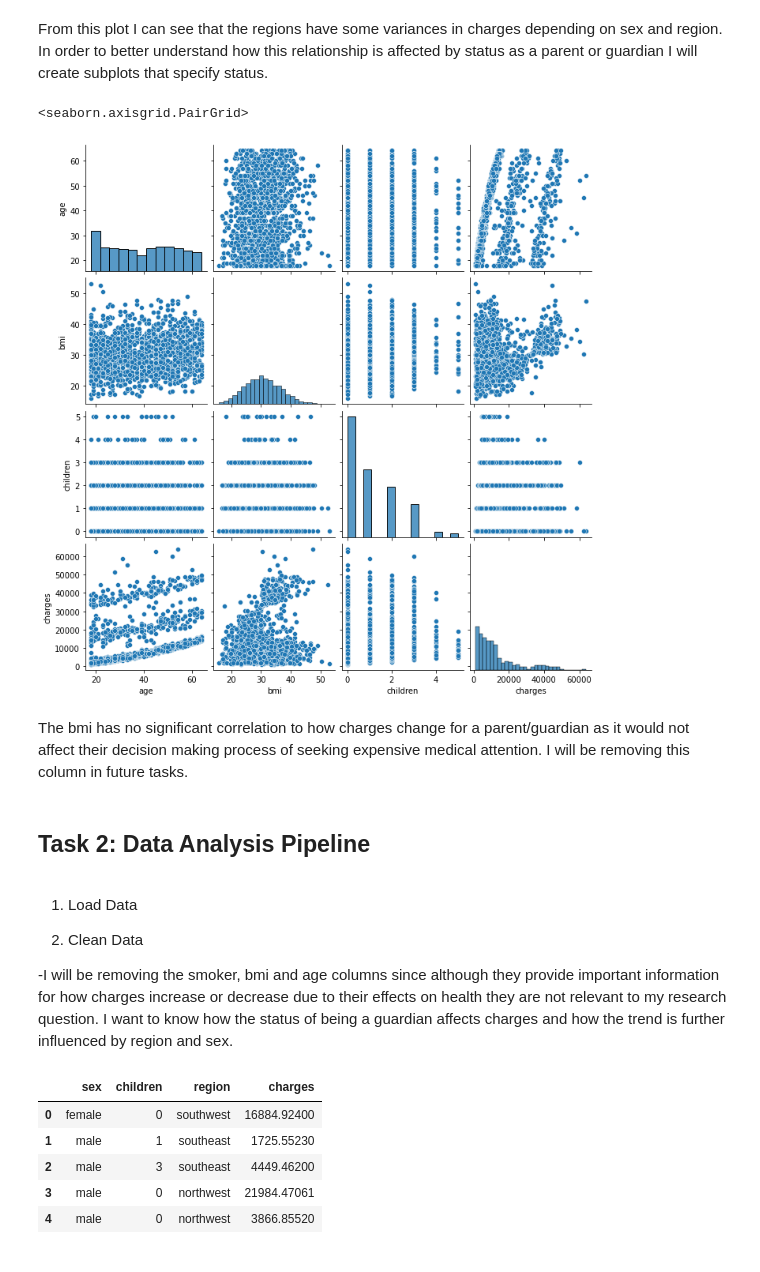
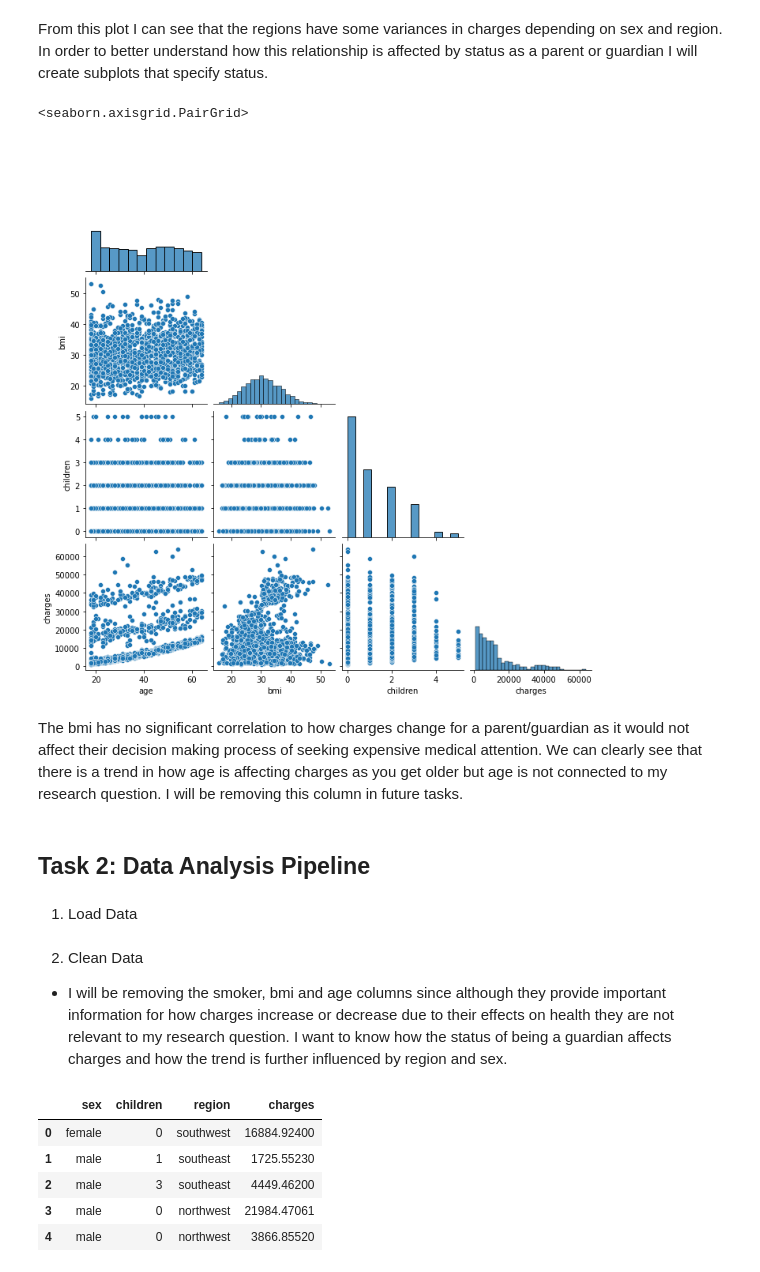
Before and after one commit to ubco-W2022T1-cosc301/project-group45, a Jupyter notebook: notebooks/analysis2.ipynb, the cells around one changed output. Saved outputs shown, nothing was run; the diff lists cells and outputs as text; code cells hidden in the pictures.

```diff
--- a/notebooks/analysis2.ipynb
+++ b/notebooks/analysis2.ipynb
@@ -13,7 +14,7 @@ import seaborn as sns
 # %%
-medical_cost_data = pd.read_csv("https://gist.githubusercontent.com/meperezcuello/82a9f1c1c473d6585e750ad2e3c05a41/raw/d42d226d0dd64e7f5395a0eec1b9190a10edbc03/Medical_Cost.csv")
+med_data = pd.read_csv("https://gist.githubusercontent.com/meperezcuello/82a9f1c1c473d6585e750ad2e3c05a41/raw/d42d226d0dd64e7f5395a0eec1b9190a10edbc03/Medical_Cost.csv")
 
-medical_cost_data
+med_data
 # %% [output]
 |  | age | sex | bmi | children | smoker | region | charges |
 | 0 | 19 | female | 27.900 | 0 | yes | southwest | 16884.92400 |
@@ -82,11 +118,13 @@ sns.displot(medical_cost_data, x="charges", col="region", row="sex")
 # %% [markdown]
 From this plot I can see that the regions have some variances in charges depending on sex and region. In order to better understand how this relationship is affected by status as a parent or guardian I will create subplots that specify status.
 # %%
-sns.pairplot(medical_cost_data)
+sns.pairplot(med_data, corner=True)
 # %% [output]
 <seaborn.axisgrid.PairGrid>
-[figure, old version]
+[figure, new version]
 # %% [markdown]
-The bmi has no significant correlation to how charges change for a parent/guardian as it would not affect their decision making process of seeking expensive medical attention. I will be removing this column in future tasks.
+The bmi has no significant correlation to how charges change for a parent/guardian as it would not affect their decision making process of seeking expensive medical attention. We can clearly see that there is a trend in how age is affecting charges as you get older but age is not connected to my research question. I will be removing this column in future tasks.
 # %% [markdown]
 ## Task 2: Data Analysis Pipeline
+# %% [markdown]
+1. Load Data
@@ -93,7 +133,5 @@ The bmi has no significant correlation to how charges change for a parent/guardi
 # %% [markdown]
-1. Load Data
-
 2. Clean Data
 
--I will be removing the smoker, bmi and age columns since although they provide important information for how charges increase or decrease due to their effects on health they are not relevant to my research question. I want to know how the status of being a guardian affects charges and how the trend is further influenced by region and sex.
+- I will be removing the smoker, bmi and age columns since although they provide important information for how charges increase or decrease due to their effects on health they are not relevant to my research question. I want to know how the status of being a guardian affects charges and how the trend is further influenced by region and sex.
 # %%
```
Also changed, not shown: parts of 33 cells of this notebook, 1 other file.
